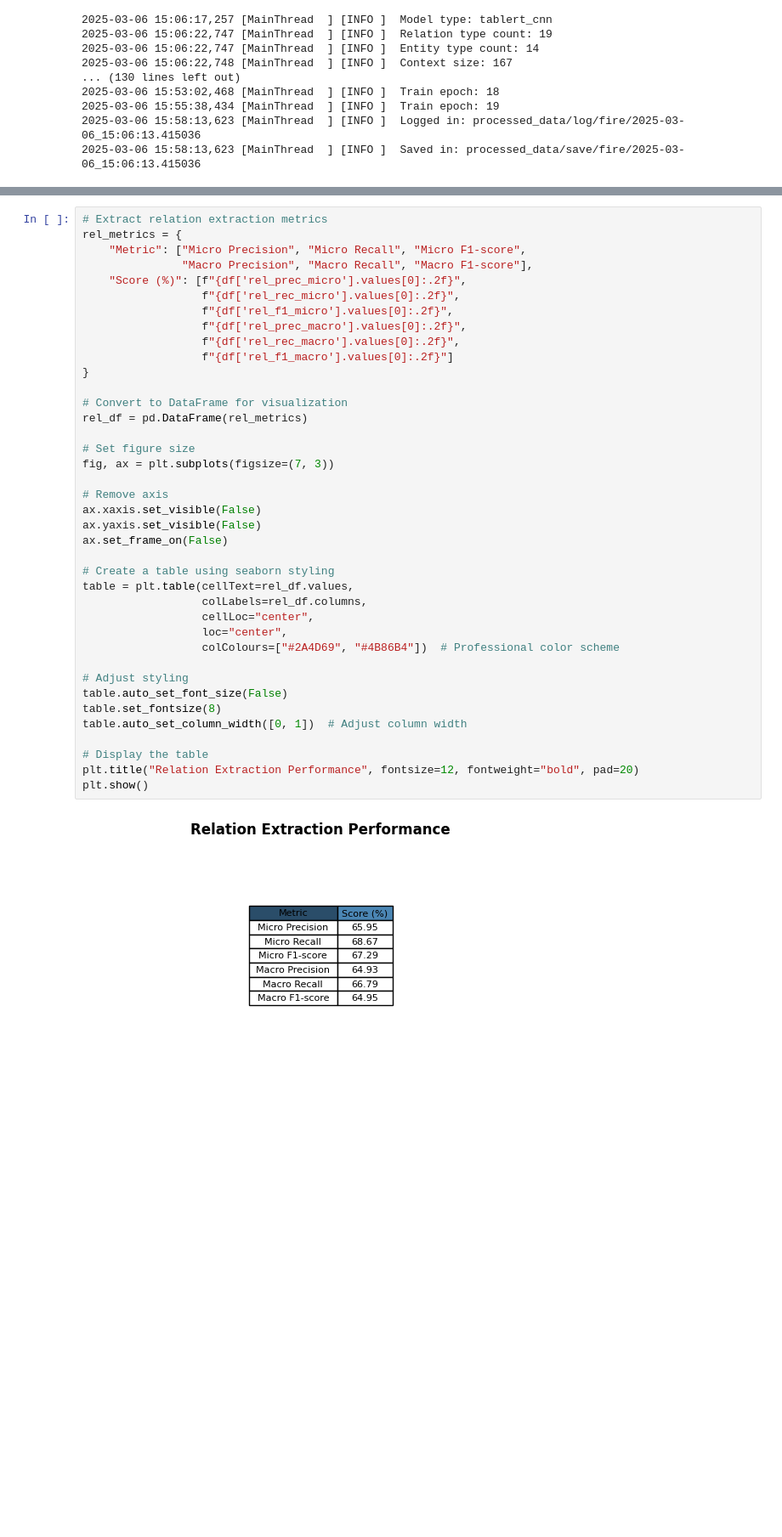
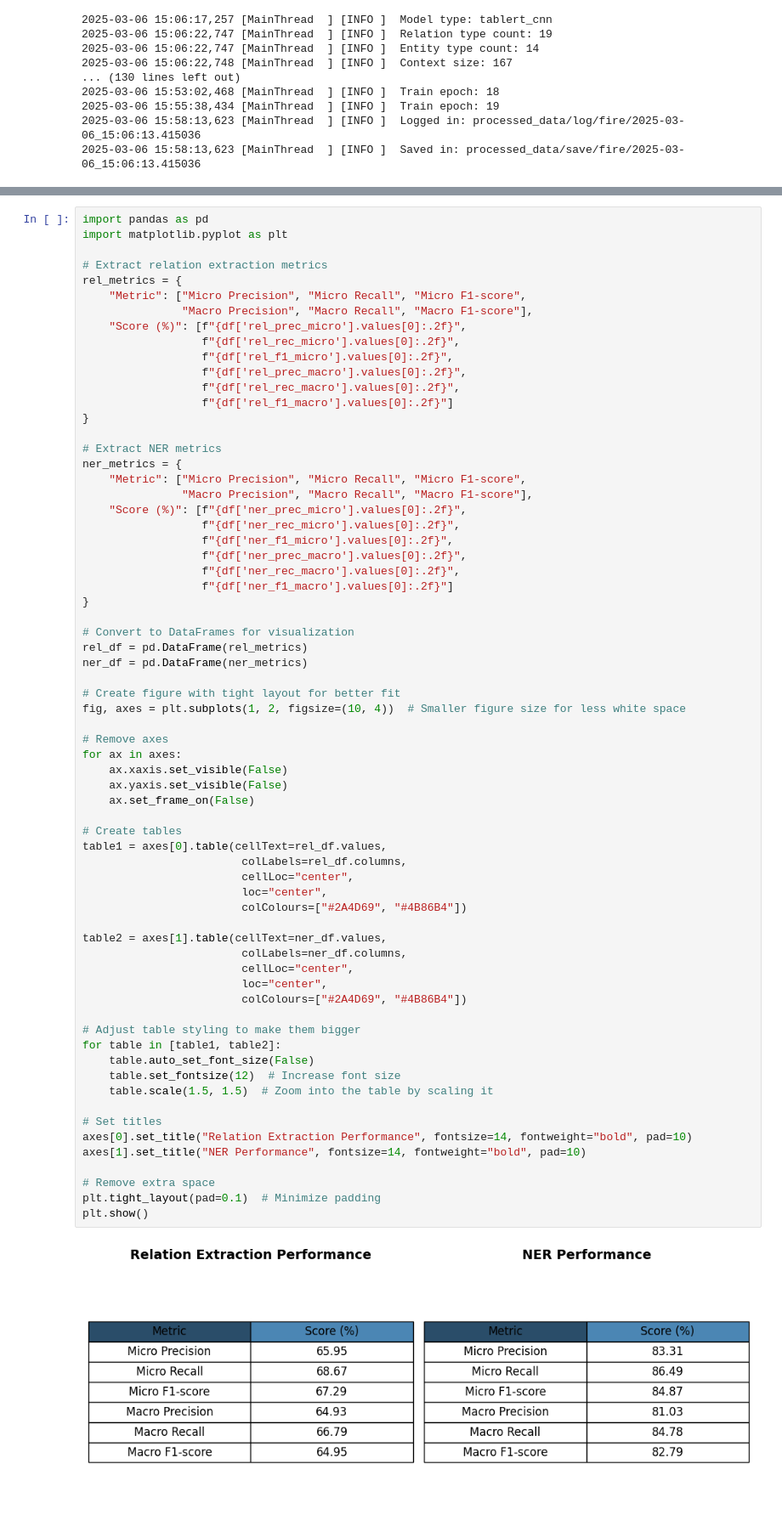
Before and after one commit to surya-selvakumar/RelationExtraction-CNN, a Jupyter notebook: Training.ipynb, the cells around one changed output, grey strips where cells are left out. Shown at 85% size. Cells and saved outputs as stored; diff of their text form; blank space fills up the shorter version.

```diff
--- a/Training.ipynb
+++ b/Training.ipynb
@@ -185,41 +275,69 @@ plt.show()
 # %%
+import pandas as pd
+import matplotlib.pyplot as plt
+
 # Extract relation extraction metrics
 rel_metrics = {
     "Metric": ["Micro Precision", "Micro Recall", "Micro F1-score",
                "Macro Precision", "Macro Recall", "Macro F1-score"],
     "Score (%)": [f"{df['rel_prec_micro'].values[0]:.2f}",
                   f"{df['rel_rec_micro'].values[0]:.2f}",
                   f"{df['rel_f1_micro'].values[0]:.2f}",
                   f"{df['rel_prec_macro'].values[0]:.2f}",
                   f"{df['rel_rec_macro'].values[0]:.2f}",
                   f"{df['rel_f1_macro'].values[0]:.2f}"]
 }
 
-# Convert to DataFrame for visualization
+# Extract NER metrics
+ner_metrics = {
+    "Metric": ["Micro Precision", "Micro Recall", "Micro F1-score",
+               "Macro Precision", "Macro Recall", "Macro F1-score"],
+    "Score (%)": [f"{df['ner_prec_micro'].values[0]:.2f}",
+                  f"{df['ner_rec_micro'].values[0]:.2f}",
+                  f"{df['ner_f1_micro'].values[0]:.2f}",
+                  f"{df['ner_prec_macro'].values[0]:.2f}",
+                  f"{df['ner_rec_macro'].values[0]:.2f}",
+                  f"{df['ner_f1_macro'].values[0]:.2f}"]
+}
+
+# Convert to DataFrames for visualization
 rel_df = pd.DataFrame(rel_metrics)
+ner_df = pd.DataFrame(ner_metrics)
 
-# Set figure size
-fig, ax = plt.subplots(figsize=(7, 3))
+# Create figure with tight layout for better fit
+fig, axes = plt.subplots(1, 2, figsize=(10, 4))  # Smaller figure size for less white space
 
-# Remove axis
-ax.xaxis.set_visible(False)
-ax.yaxis.set_visible(False)
-ax.set_frame_on(False)
+# Remove axes
+for ax in axes:
+    ax.xaxis.set_visible(False)
+    ax.yaxis.set_visible(False)
+    ax.set_frame_on(False)
 
-# Create a table using seaborn styling
-table = plt.table(cellText=rel_df.values,
-                  colLabels=rel_df.columns,
-                  cellLoc="center",
-                  loc="center",
-                  colColours=["#2A4D69", "#4B86B4"])  # Professional color scheme
+# Create tables
+table1 = axes[0].table(cellText=rel_df.values,
+                        colLabels=rel_df.columns,
+                        cellLoc="center",
+                        loc="center",
+                        colColours=["#2A4D69", "#4B86B4"])
 
-# Adjust styling
-table.auto_set_font_size(False)
-table.set_fontsize(8)
-table.auto_set_column_width([0, 1])  # Adjust column width
+table2 = axes[1].table(cellText=ner_df.values,
+                        colLabels=ner_df.columns,
+                        cellLoc="center",
+                        loc="center",
+                        colColours=["#2A4D69", "#4B86B4"])
 
-# Display the table
-plt.title("Relation Extraction Performance", fontsize=12, fontweight="bold", pad=20)
+# Adjust table styling to make them bigger
+for table in [table1, table2]:
+    table.auto_set_font_size(False)
+    table.set_fontsize(12)  # Increase font size
+    table.scale(1.5, 1.5)  # Zoom into the table by scaling it
+
+# Set titles
+axes[0].set_title("Relation Extraction Performance", fontsize=14, fontweight="bold", pad=10)
+axes[1].set_title("NER Performance", fontsize=14, fontweight="bold", pad=10)
+
+# Remove extra space
+plt.tight_layout(pad=0.1)  # Minimize padding
 plt.show()
 # %% [output]
-[figure, old version]
+[figure, new version]
```
Also changed, not shown: parts of 4 cells of this notebook.
